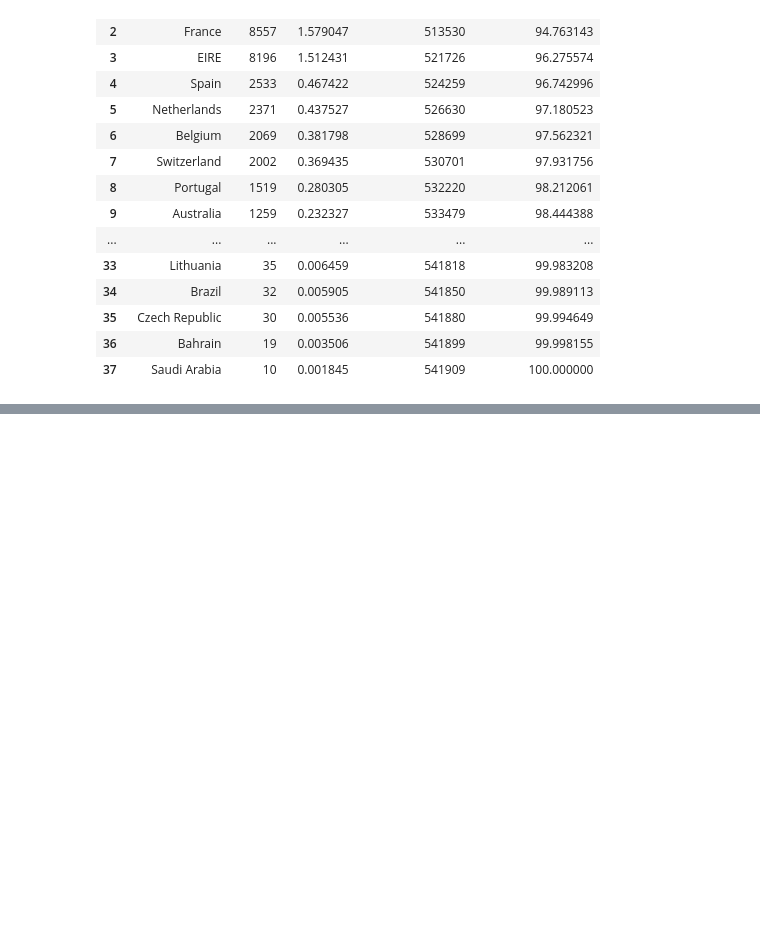
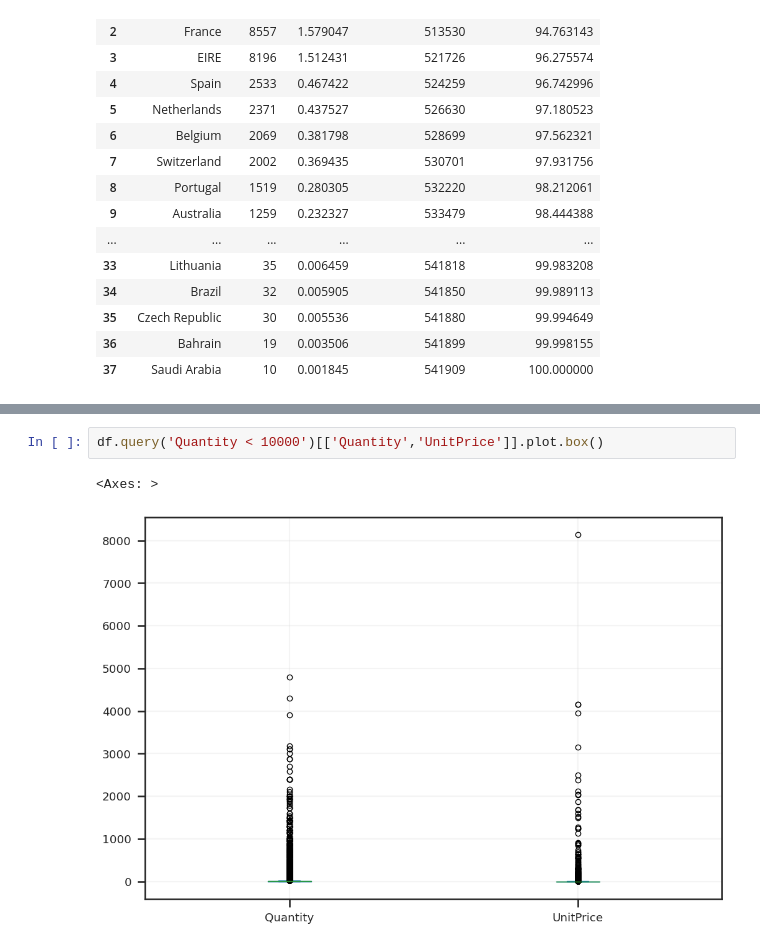
Before and after one commit to PabloLBandeira/biblioteca-Pandas, a Jupyter notebook: clustering_case_playground.ipynb, the cells around one changed output, grey strips where cells are left out. Saved outputs shown, nothing was run; the diff lists cells and outputs as text; blank space fills up the shorter version.

```diff
--- a/clustering_case_playground.ipynb
+++ b/clustering_case_playground.ipynb
@@ -139,0 +264,5 @@ df.head()
+# %%
+df.query('Quantity < 10000')[['Quantity','UnitPrice']].plot.box()
+# %% [output]
+<Axes: >
+[figure, added]
```
Also changed, not shown: parts of 22 cells of this notebook.
